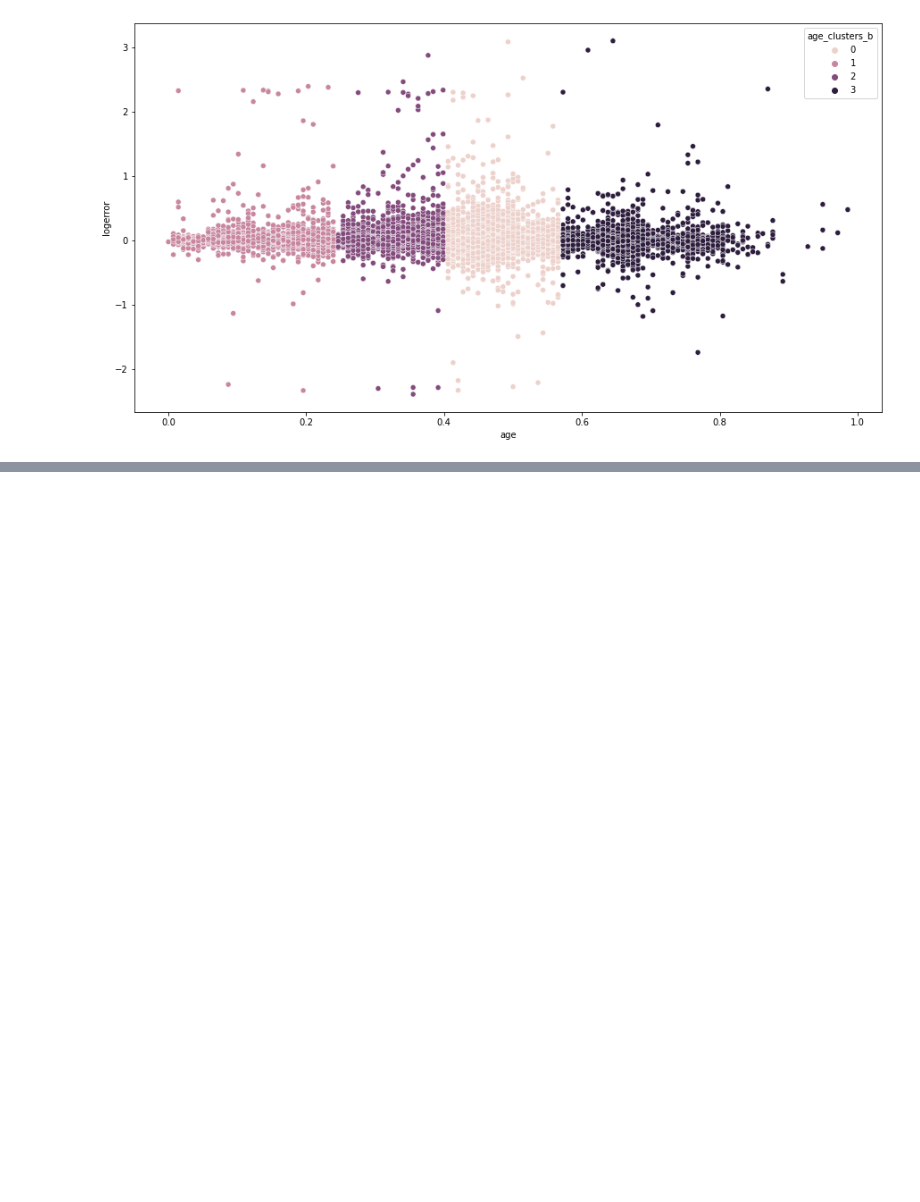
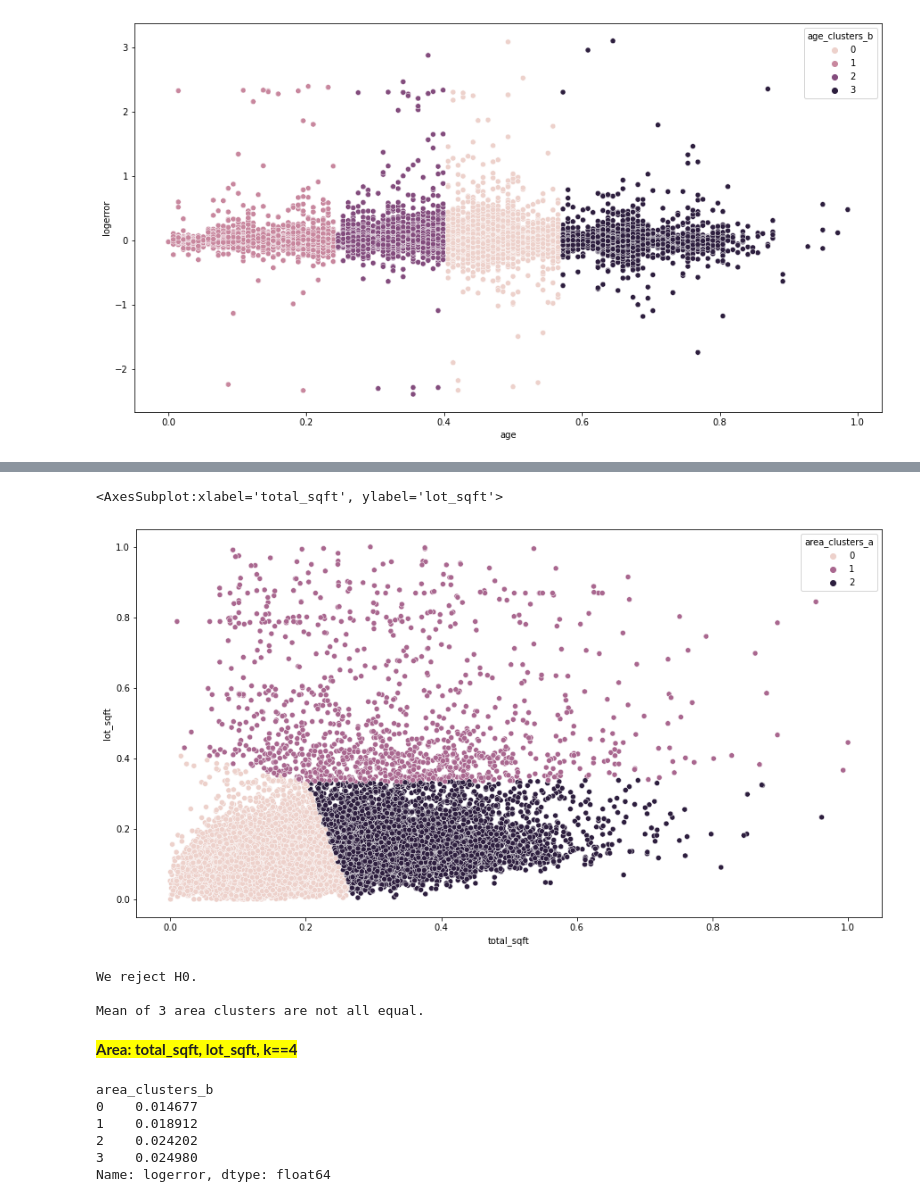
Before and after one commit to m3redithw/Zestimates-Clustering-Project, a Jupyter notebook: modeling.ipynb, the cells around one changed output, grey strips where cells are left out. Saved outputs shown, nothing was run; the diff lists cells and outputs as text; code cells hidden in the pictures; blank space fills up the shorter version.

```diff
--- a/modeling.ipynb
+++ b/modeling.ipynb
@@ -434,0 +464,40 @@ sns.scatterplot(x='age', y='logerror', hue='age_clusters_b', data=train)
+# %%
+plt.figure(figsize=(15,8))
+sns.scatterplot(x='total_sqft', y='lot_sqft', hue='area_clusters_a', data=train)
+# %% [output]
+<AxesSubplot:xlabel='total_sqft', ylabel='lot_sqft'>
+[figure, added]
+# %%
+# Set alpha
+alpha = 0.05
+cluster0 = train[train.area_clusters_a==0].logerror
+cluster1 = train[train.area_clusters_a==1].logerror
+cluster2 = train[train.area_clusters_a==2].logerror
+# Comparing mean of 3 independent samples
+t, p = stats.f_oneway(cluster0, cluster1, cluster2)
+if p < alpha:
+    print("We reject H0.")
+    print(Fore.BLUE + '\nMean of 3 area clusters are not all equal. ')
+else:
+    print("We fail to reject H0")
+# %% [output]
+We reject H0.
+
+Mean of 3 area clusters are not all equal.
+# %% [markdown]
+<span style='background :yellow' >**Area: total_sqft, lot_sqft, k==4**</span>
+# %%
+# Create clusters and fit cluster model
+kmeans = KMeans(n_clusters=4)
+kmeans.fit(cluster_vars)
+cluster_vars = train[['total_sqft', 'lot_sqft']]
+area_clusters = kmeans.predict(cluster_vars)
+train['area_clusters_b'] = area_clusters
+train.groupby('area_clusters_b').logerror.mean()
+# %% [output]
+area_clusters_b
+0    0.014677
+1    0.018912
+2    0.024202
+3    0.024980
+Name: logerror, dtype: float64
```
Also changed, not shown: parts of 15 cells of this notebook.
